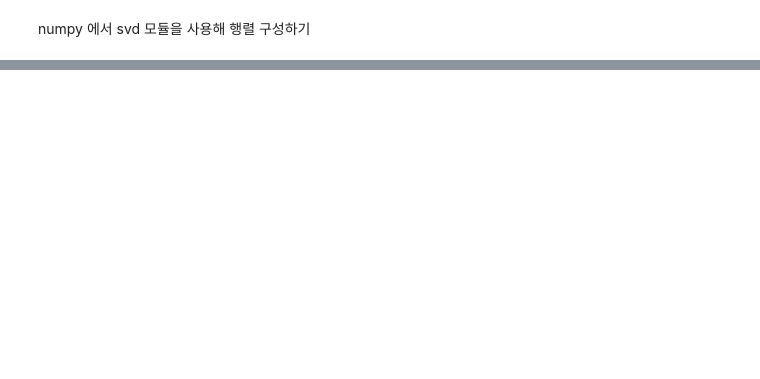
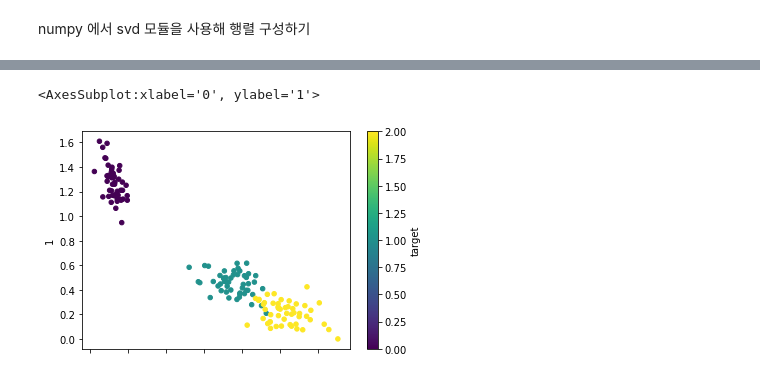
Before and after one commit to gasbugs/ML20221011, a Jupyter notebook: 03_머신러닝 알고리즘과 평가/19일차 - 차원 축소.ipynb, the cells around one changed output, grey strips where cells are left out. Saved outputs shown, nothing was run; the diff lists cells and outputs as text; code cells hidden in the pictures; blank space fills up the shorter version.

```diff
--- a/03_머신러닝 알고리즘과 평가/19일차 - 차원 축소.ipynb
+++ b/03_머신러닝 알고리즘과 평가/19일차 - 차원 축소.ipynb
@@ -101,0 +115,12 @@ Truncated SVD 분해 후 복원 행렬: [[ 0.11776606 -0.4224323  -0.45148469 -0
+# %%
+from sklearn.decomposition import NMF
+
+nmf = NMF(n_components=2)
+x = nmf.fit_transform(iris.data, iris.target)
+x = pd.DataFrame(x)
+x['target'] = iris.target
+
+W = nmf.fit_transform(iris.data, iris.target)
+H = nmf.components_
+print("W:\n", W)
+print("H:\n", H)
@@ -101,0 +145,5 @@ Truncated SVD 분해 후 복원 행렬: [[ 0.11776606 -0.4224323  -0.45148469 -0
+# %%
+x.plot.scatter(x=0, y=1, c='target', colormap='viridis')
+# %% [output]
+<AxesSubplot:xlabel='0', ylabel='1'>
+[figure, added]
```
Also changed, not shown: parts of 5 cells of this notebook.
